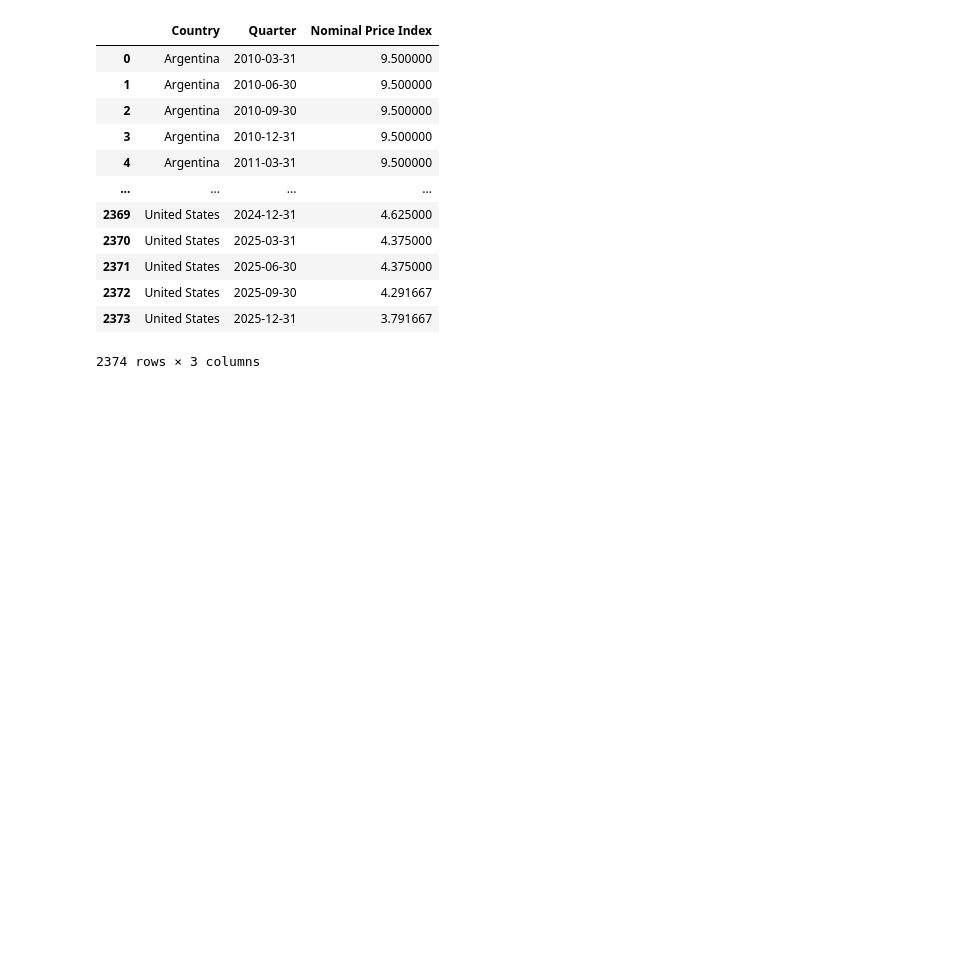
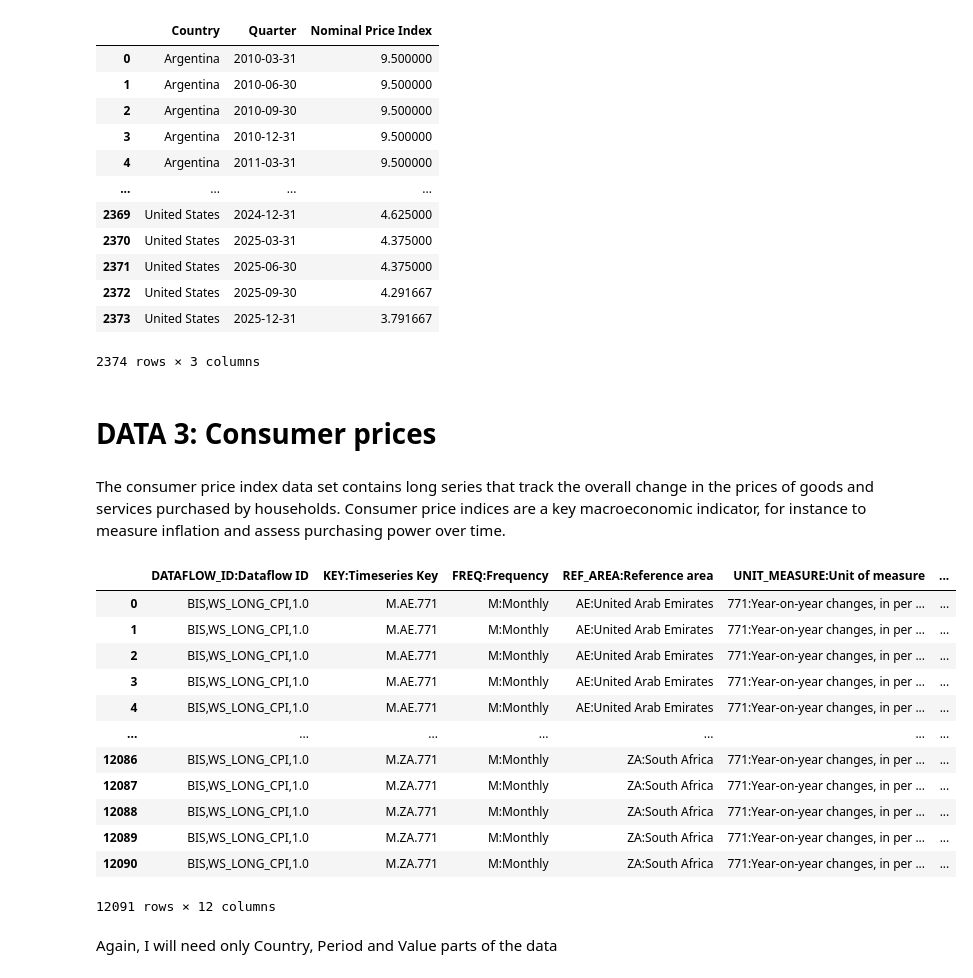
Before and after one commit to SiyanaVel19/Final_project_SU_2026, a Jupyter notebook: Project_housing_2.ipynb, the cells around one changed output. Drawn from its saved outputs; the diff is of its cells as text; code cells hidden in the pictures; blank space fills up the shorter version.

Commit message:
Added Consumer_prices data and cleaned it

```diff
--- a/Project_housing_2.ipynb
+++ b/Project_housing_2.ipynb
@@ -576,3 +578,27 @@ CBPR_final
 | 2372 | United States | 2025-09-30 | 4.291667 |
 | 2373 | United States | 2025-12-31 | 3.791667 |
 2374 rows × 3 columns
+# %% [markdown]
+# DATA 3: Consumer prices
+# %% [markdown]
+The consumer price index data set contains long series that track the overall change in the prices of goods and services purchased by households. Consumer price indices are a key macroeconomic indicator, for instance to measure inflation and assess purchasing power over time.
+# %%
+Consumer_prices = pd.read_csv("Consumer_prices_Yearly_change.csv", skiprows=5)
+# %%
+Consumer_prices
+# %% [output]
+|  | DATAFLOW_ID:Dataflow ID | KEY:Timeseries Key | FREQ:Frequency | REF_AREA:Reference area | UNIT_MEASURE:Unit of measure | ... |
+| 0 | BIS,WS_LONG_CPI,1.0 | M.AE.771 | M:Monthly | AE:United Arab Emirates | 771:Year-on-year changes, in per ... | ... |
+| 1 | BIS,WS_LONG_CPI,1.0 | M.AE.771 | M:Monthly | AE:United Arab Emirates | 771:Year-on-year changes, in per ... | ... |
+| 2 | BIS,WS_LONG_CPI,1.0 | M.AE.771 | M:Monthly | AE:United Arab Emirates | 771:Year-on-year changes, in per ... | ... |
+| 3 | BIS,WS_LONG_CPI,1.0 | M.AE.771 | M:Monthly | AE:United Arab Emirates | 771:Year-on-year changes, in per ... | ... |
+| 4 | BIS,WS_LONG_CPI,1.0 | M.AE.771 | M:Monthly | AE:United Arab Emirates | 771:Year-on-year changes, in per ... | ... |
+| ... | ... | ... | ... | ... | ... | ... |
+| 12086 | BIS,WS_LONG_CPI,1.0 | M.ZA.771 | M:Monthly | ZA:South Africa | 771:Year-on-year changes, in per ... | ... |
+| 12087 | BIS,WS_LONG_CPI,1.0 | M.ZA.771 | M:Monthly | ZA:South Africa | 771:Year-on-year changes, in per ... | ... |
+| 12088 | BIS,WS_LONG_CPI,1.0 | M.ZA.771 | M:Monthly | ZA:South Africa | 771:Year-on-year changes, in per ... | ... |
+| 12089 | BIS,WS_LONG_CPI,1.0 | M.ZA.771 | M:Monthly | ZA:South Africa | 771:Year-on-year changes, in per ... | ... |
+| 12090 | BIS,WS_LONG_CPI,1.0 | M.ZA.771 | M:Monthly | ZA:South Africa | 771:Year-on-year changes, in per ... | ... |
+12091 rows × 12 columns
+# %% [markdown]
+Again, I will need only Country, Period and Value parts of the data
```
Also changed, not shown: parts of 28 cells of this notebook.
